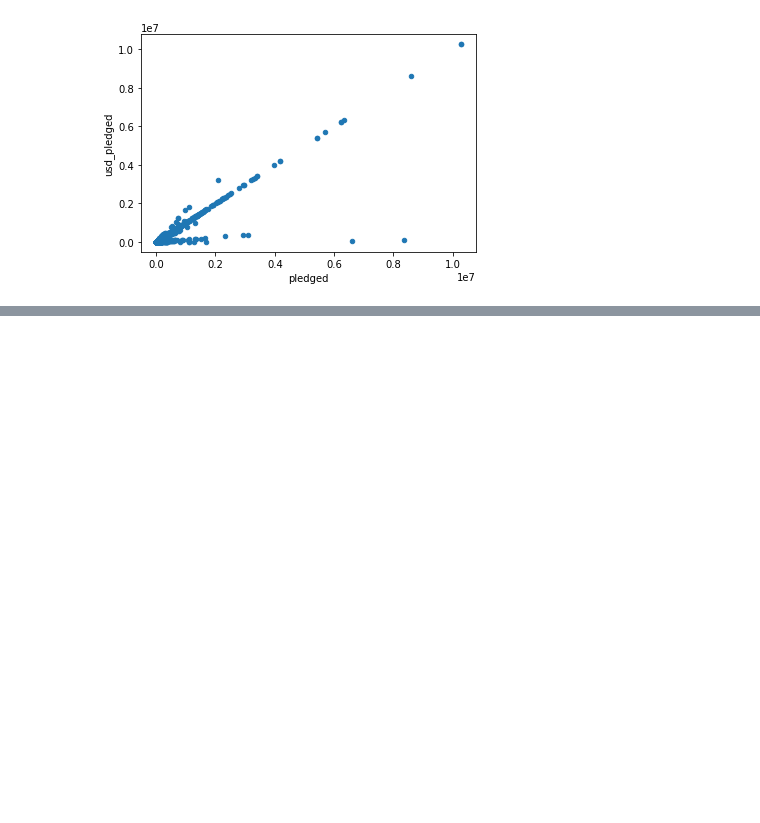
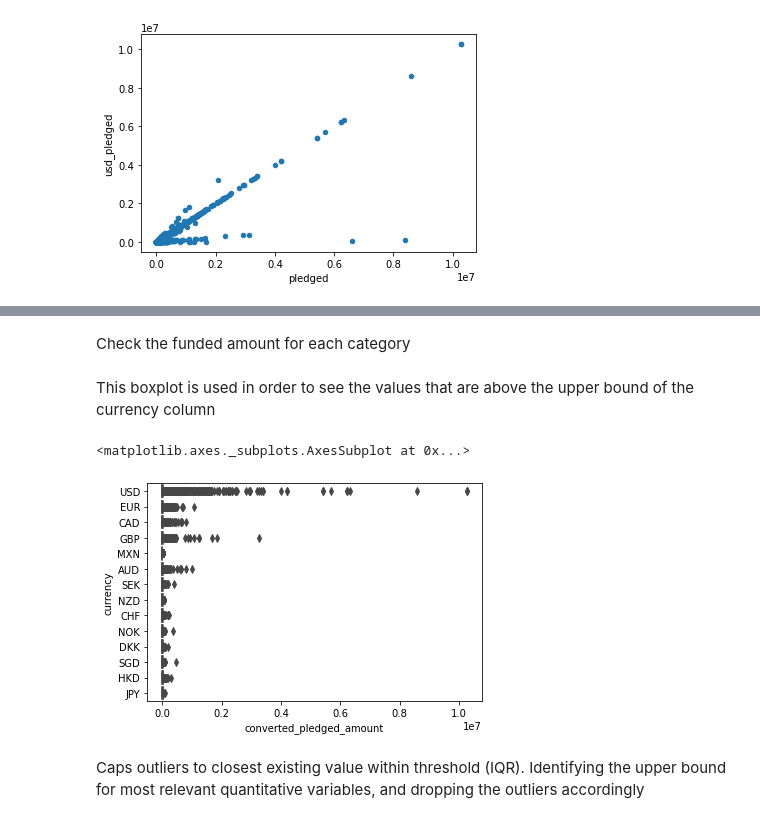
Before and after one commit to d-istratii/DataScienceVU, a Jupyter notebook: model.ipynb, the cells around one changed output, grey strips where cells are left out. Cells and saved outputs as stored; diff of their text form; code cells hidden in the pictures; blank space fills up the shorter version.

```diff
--- a/model.ipynb
+++ b/model.ipynb
@@ -272,0 +305,12 @@ ax = dataFrame.plot.scatter(x = "backers_count", y = "usd_pledged")
+# %% [markdown]
+Check the funded amount for each category
+# %% [markdown]
+This boxplot is used in order to see the values that are above the upper bound of the currency column
+# %%
+sns.boxplot(x=dataFrame.converted_pledged_amount, y = dataFrame.currency)
+# %% [output]
+<matplotlib.axes._subplots.AxesSubplot at 0x...>
+[figure, added]
+# %% [markdown]
+ Caps outliers to closest existing value within threshold (IQR).
+ Identifying the upper bound for most relevant quantitative variables, and dropping the outliers accordingly
```
Also changed, not shown: parts of 23 cells of this notebook.
